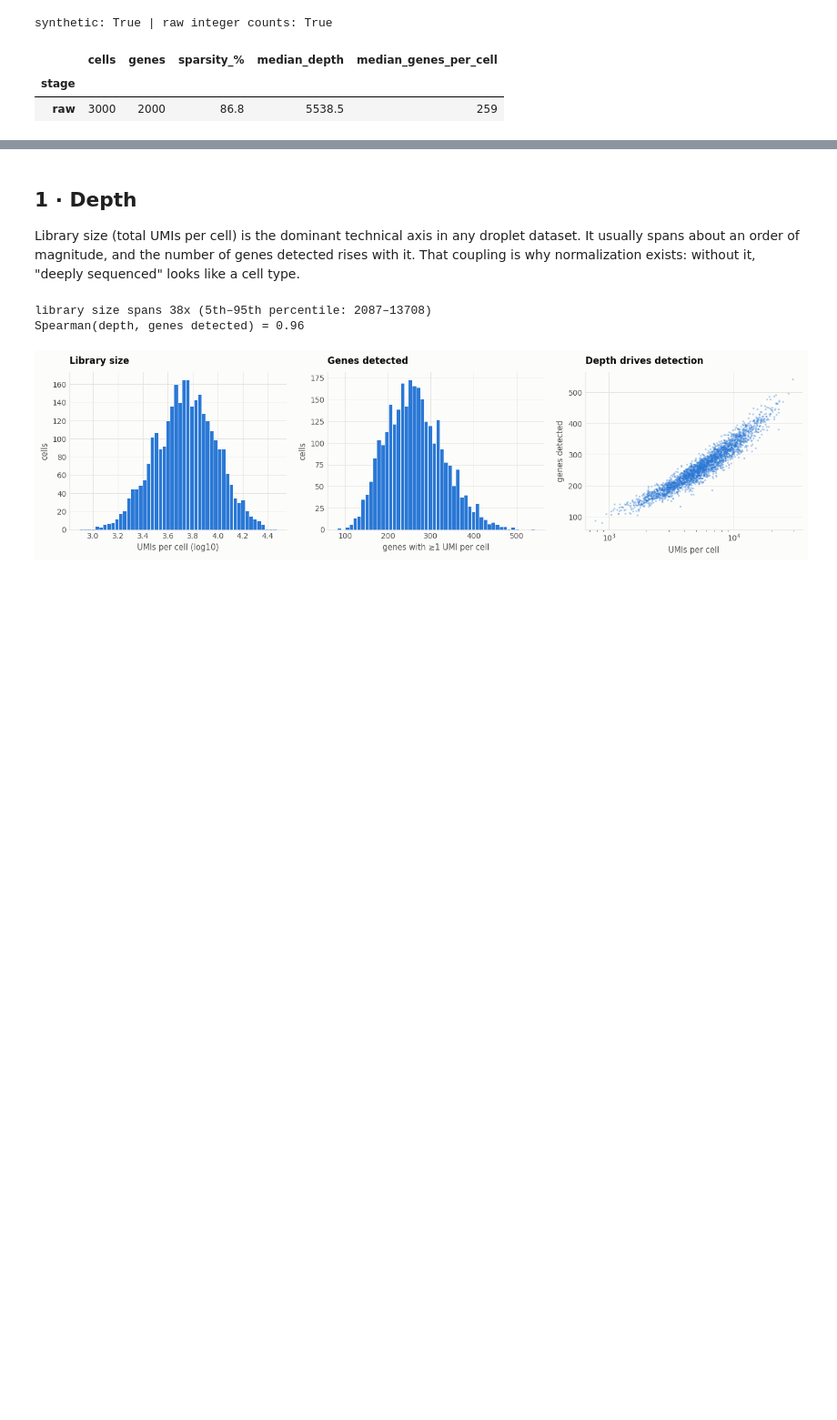
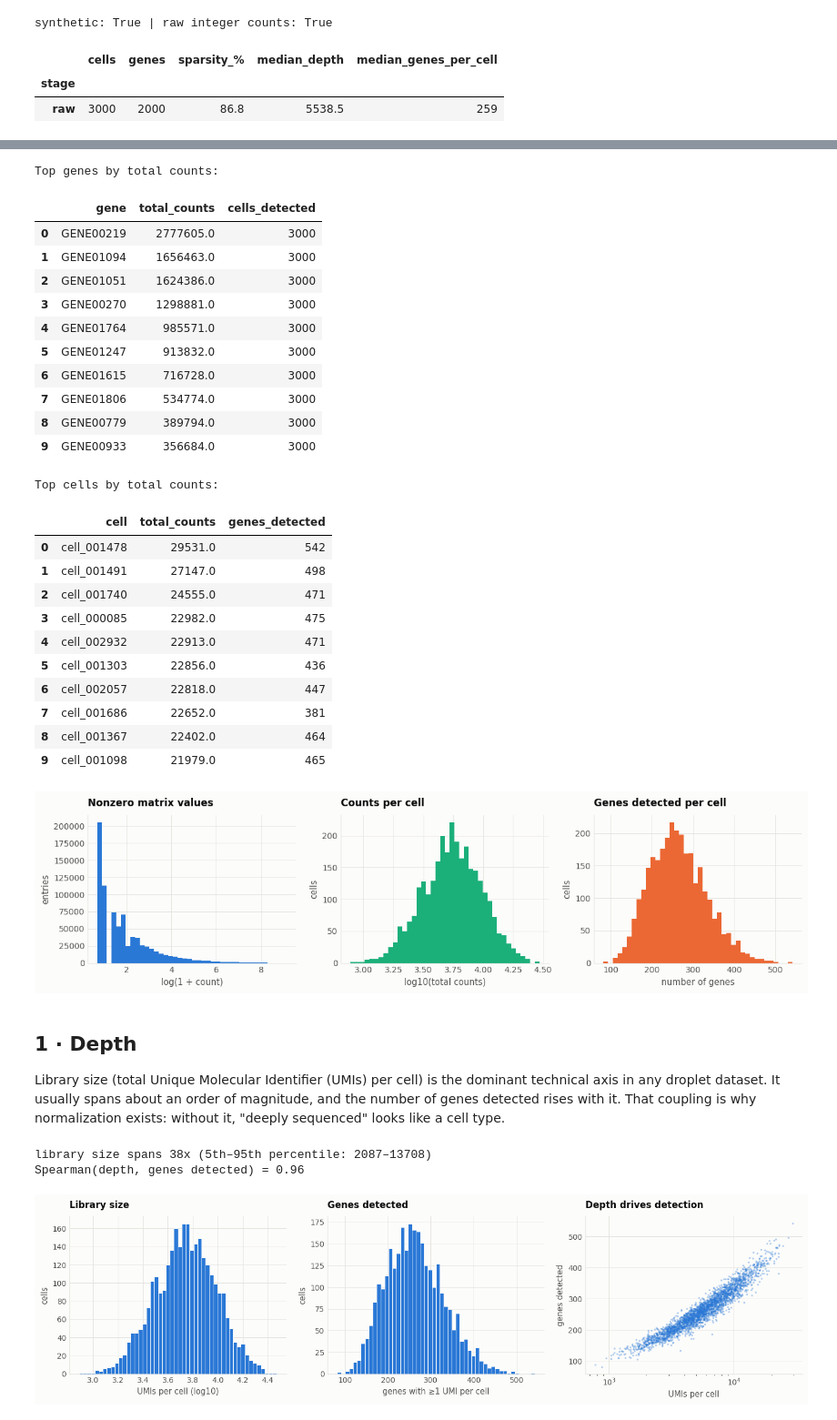
Before and after one commit to EnuhBlaise/Foundational_BioAI_Model, a Jupyter notebook: Notebooks/01_raw_count_characteristics.ipynb, the cells around one changed output, grey strips where cells are left out. Shown at 91% size. Cells and saved outputs as stored; diff of their text form; code cells hidden in the pictures; blank space fills up the shorter version.

```diff
--- a/Notebooks/01_raw_count_characteristics.ipynb
+++ b/Notebooks/01_raw_count_characteristics.ipynb
@@ -43,3 +87,56 @@ synthetic: True | raw integer counts: True
 |  | cells | genes | sparsity_% | median_depth | median_genes_per_cell |
 | stage |  |  |  |  |  |
 | raw | 3000 | 2000 | 86.8 | 5538.5 | 259 |
+# %%
+# X is cells × genes. CSR stores only nonzero entries, row by row.
+print(f"type: {type(X).__name__} | shape: {X.shape[0]:,} cells × {X.shape[1]:,} genes | dtype: {X.dtype}")
+print(f"stored entries: {X.nnz:,} | nonzero values: {X.count_nonzero():,} | density: {X.count_nonzero() / np.prod(X.shape):.2%}")
+
+# Summaries along each axis: per-cell library size / detected genes, and per-gene totals / detected cells.
+cell_total = np.asarray(X.sum(axis=1)).ravel()
+cell_detected = np.diff(X.indptr)
+gene_total = np.asarray(X.sum(axis=0)).ravel()
+gene_detected = np.diff(X.tocsc().indptr)
+nonzero_values = X.data[X.data != 0]
+
+print("\nNonzero entry values:")
+print(pd.Series(nonzero_values).describe(percentiles=[.25, .5, .75, .9, .99]).round(2).to_string())
+
+print("\nPer-cell summary:")
+cell_summary = pd.DataFrame({
+    "total counts": pd.Series(cell_total).describe(percentiles=[.05, .5, .95]),
+    "genes detected": pd.Series(cell_detected).describe(percentiles=[.05, .5, .95]),
+}).round(1)
+display(cell_summary)
+
+# A tiny dense slice is safe to inspect; avoid converting the full sparse matrix.
+row_labels = adata.obs_names[:5].astype(str)
+col_labels = adata.var_names[:8].astype(str)
+print("\nFirst 5 cells × first 8 genes (zeros are shown explicitly):")
+display(pd.DataFrame(X[:5, :8].toarray(), index=row_labels, columns=col_labels))
+
+# Show most abundant genes and cells with identifiers from AnnData.
+top_gene_idx = np.argsort(gene_total)[-10:][::-1]
+top_cell_idx = np.argsort(cell_total)[-10:][::-1]
+print("\nTop genes by total counts:")
+display(pd.DataFrame({
+    "gene": adata.var_names[top_gene_idx].astype(str),
+    "total_counts": gene_total[top_gene_idx],
+    "cells_detected": gene_detected[top_gene_idx],
+}))
+print("Top cells by total counts:")
+display(pd.DataFrame({
+    "cell": adata.obs_names[top_cell_idx].astype(str),
+    "total_counts": cell_total[top_cell_idx],
+    "genes_detected": cell_detected[top_cell_idx],
+}))
+
+fig, ax = plt.subplots(1, 3, figsize=(12, 3.2))
+ax[0].hist(np.log1p(nonzero_values), bins=40, color=BLUE)
+ax[0].set(title="Nonzero matrix values", xlabel="log(1 + count)", ylabel="entries")
+ax[1].hist(np.log10(np.maximum(cell_total, 1)), bins=40, color=AQUA)
+ax[1].set(title="Counts per cell", xlabel="log10(total counts)", ylabel="cells")
+ax[2].hist(cell_detected, bins=40, color=ORANGE)
+ax[2].set(title="Genes detected per cell", xlabel="number of genes", ylabel="cells")
+fig.tight_layout()
+# %% [output]
@@ -46,7 +166,32 @@ synthetic: True | raw integer counts: True
+Top genes by total counts:
+|  | gene | total_counts | cells_detected |
+| 0 | GENE00219 | 2777605.0 | 3000 |
+| 1 | GENE01094 | 1656463.0 | 3000 |
+| 2 | GENE01051 | 1624386.0 | 3000 |
+| 3 | GENE00270 | 1298881.0 | 3000 |
+| 4 | GENE01764 | 985571.0 | 3000 |
+| 5 | GENE01247 | 913832.0 | 3000 |
+| 6 | GENE01615 | 716728.0 | 3000 |
+| 7 | GENE01806 | 534774.0 | 3000 |
+| 8 | GENE00779 | 389794.0 | 3000 |
+| 9 | GENE00933 | 356684.0 | 3000 |
+Top cells by total counts:
+|  | cell | total_counts | genes_detected |
+| 0 | cell_001478 | 29531.0 | 542 |
+| 1 | cell_001491 | 27147.0 | 498 |
+| 2 | cell_001740 | 24555.0 | 471 |
+| 3 | cell_000085 | 22982.0 | 475 |
+| 4 | cell_002932 | 22913.0 | 471 |
+| 5 | cell_001303 | 22856.0 | 436 |
+| 6 | cell_002057 | 22818.0 | 447 |
+| 7 | cell_001686 | 22652.0 | 381 |
+| 8 | cell_001367 | 22402.0 | 464 |
+| 9 | cell_001098 | 21979.0 | 465 |
+[figure, added]
 # %% [markdown]
 ## 1 · Depth
 
-Library size (total UMIs per cell) is the dominant technical axis in any
+Library size (total Unique Molecular Identifier (UMIs) per cell) is the dominant technical axis in any
 droplet dataset. It usually spans about an order of magnitude, and the number
 of genes detected rises with it. That coupling is why normalization exists:
 without it, "deeply sequenced" looks like a cell type.
```
Also changed, not shown: parts of 3 cells of this notebook.
